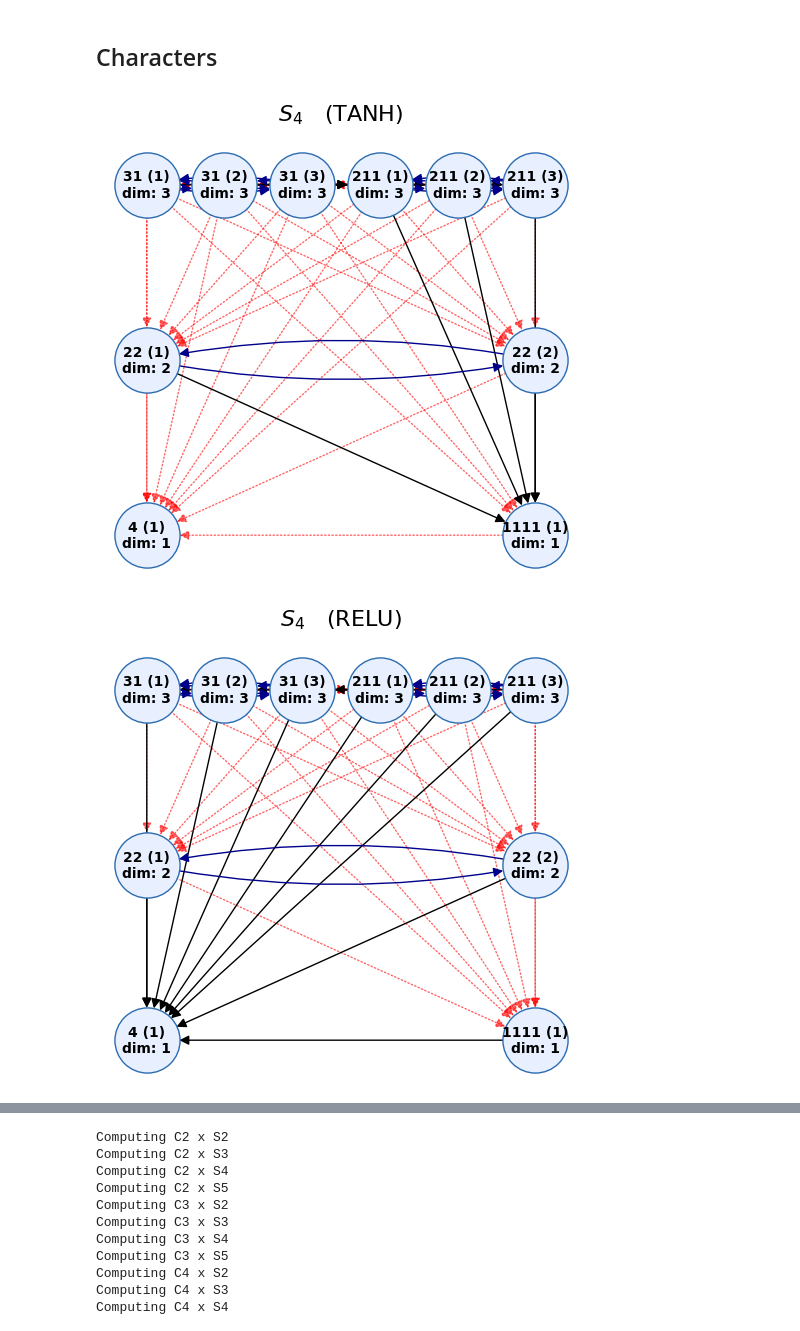
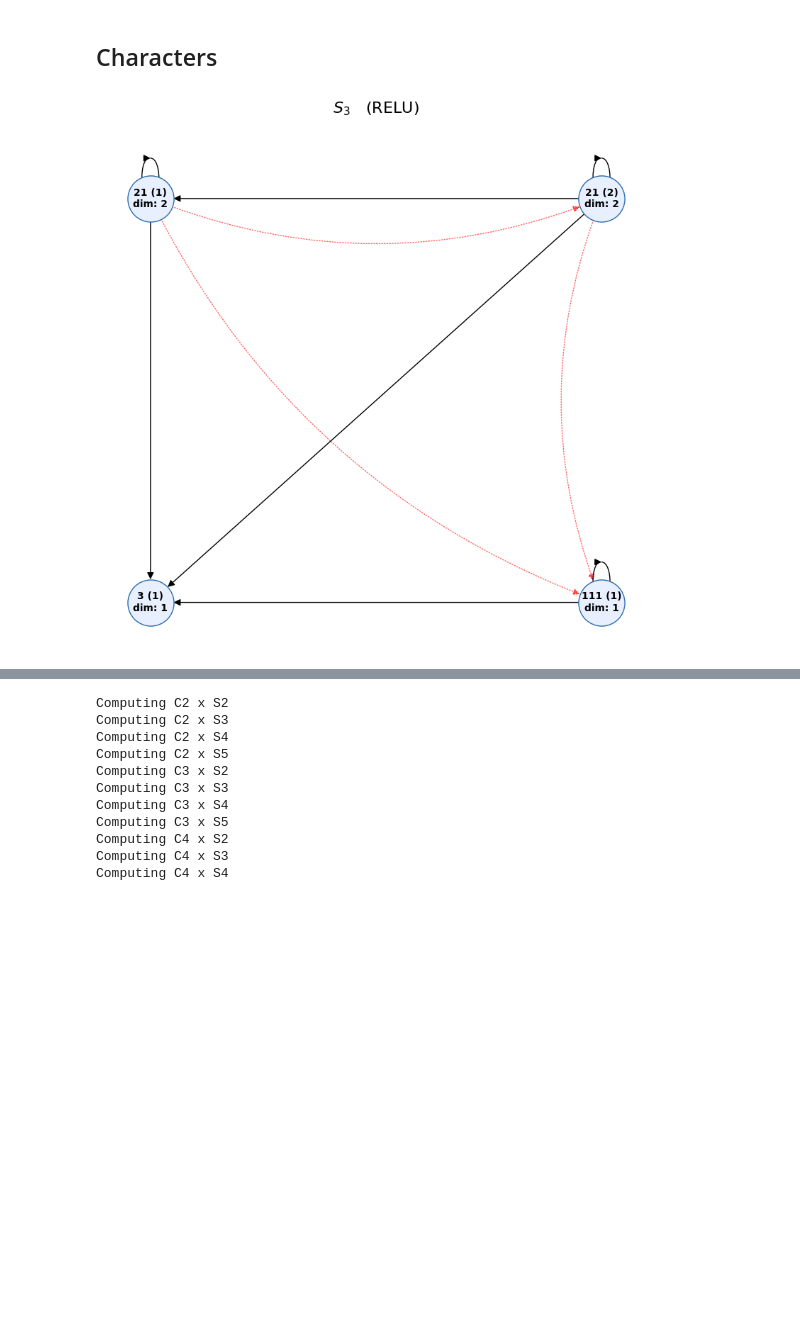
Before and after one commit to ManiShayestehfar/Masters, a Jupyter notebook: equivarient_NN/finite_groups/Sn.ipynb, the cells around one changed output, grey strips where cells are left out. Cells and saved outputs as stored; diff of their text form; code cells hidden in the pictures; blank space fills up the shorter version.

```diff
--- a/equivarient_NN/finite_groups/Sn.ipynb
+++ b/equivarient_NN/finite_groups/Sn.ipynb
@@ -113,7 +113,9 @@ def run(G,H,n, activation_fn,
         regular=False,
         irrep_mats=None,
         interaction=False,
-        figsize=(10,10)):
+        figsize=(10,10),
+        show_kernel_inclusions=True,
+        show_self_loops=False):
 
     solver = InducedRepSolver(G)
     if regular:
@@ -140,24 +142,26 @@ def run(G,H,n, activation_fn,
     graph,
     group_name=rf"$S_{n} \quad  (\text{{{activation_fn.__name__}}})$",
     node_size=2200,
-    show_self_loops=False,
+    show_self_loops=show_self_loops,
+    show_kernel_inclusions=show_kernel_inclusions,
     figsize=figsize
 )
 
     return graph, solver
 # %%
-n = 4
+n = 3
 
-activation_fn = TANH
+activation_fn = RELU
 regular = True
 refine = True
+interaction = True
+
+if interaction:
+    refine = True
 
 G = build_Sn(n)
 H = build_H(n)
 
-graph, solver = run(G, H, n, TANH, refine=refine, regular=regular, figsize=(5,5), interaction=True)
-graph, solver = run(G, H, n, RELU, refine=refine, regular=regular, figsize=(5,5), interaction=True)
-graph, solver = run(G, H, n, lambda x: RELU(x) + TANH(x), refine=refine, regular=regular, figsize=(5,5), interaction=True)
+graph, solver = run(G, H, n, activation_fn, refine=refine, regular=regular, figsize=(8,8), interaction=interaction, show_self_loops=True)
 # %% [output]
-[figure, old version]
+[figure, new version]
-[figure, removed]
```
Also changed, not shown: parts of 5 cells of this notebook, 6 other files.
